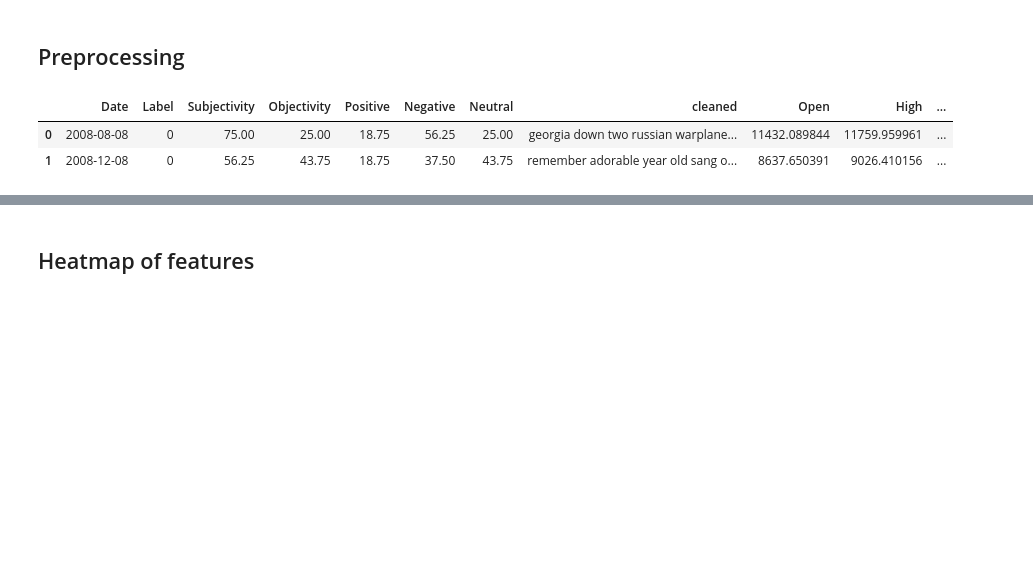
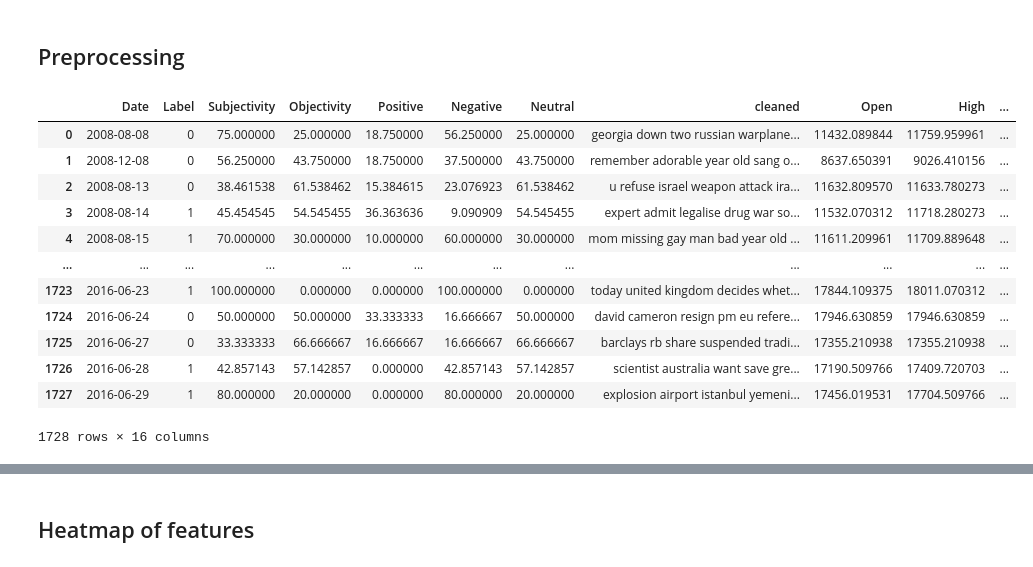
Before and after one commit to clairemalbrel/STOCK_PREDICT, a Jupyter notebook: Notebooks/Master_stock_prediction (1).ipynb, the cells around one changed output, grey strips where cells are left out. Saved outputs shown, nothing was run; the diff lists cells and outputs as text; code cells hidden in the pictures; blank space fills up the shorter version.

```diff
--- a/Notebooks/Master_stock_prediction (1).ipynb
+++ b/Notebooks/Master_stock_prediction (1).ipynb
@@ -44,8 +44,18 @@ data = Data()
 # %%
 df, X_train, X_test, y_train, y_test = data.clean_df()
 # %%
-df.head(2)
+df.head(-1)
 # %% [output]
 |  | Date | Label | Subjectivity | Objectivity | Positive | Negative | Neutral | cleaned | Open | High | ... |
-| 0 | 2008-08-08 | 0 | 75.00 | 25.00 | 18.75 | 56.25 | 25.00 | georgia down two russian warplane... | 11432.089844 | 11759.959961 | ... |
-| 1 | 2008-12-08 | 0 | 56.25 | 43.75 | 18.75 | 37.50 | 43.75 | remember adorable year old sang o... | 8637.650391 | 9026.410156 | ... |
+| 0 | 2008-08-08 | 0 | 75.000000 | 25.000000 | 18.750000 | 56.250000 | 25.000000 | georgia down two russian warplane... | 11432.089844 | 11759.959961 | ... |
+| 1 | 2008-12-08 | 0 | 56.250000 | 43.750000 | 18.750000 | 37.500000 | 43.750000 | remember adorable year old sang o... | 8637.650391 | 9026.410156 | ... |
+| 2 | 2008-08-13 | 0 | 38.461538 | 61.538462 | 15.384615 | 23.076923 | 61.538462 | u refuse israel weapon attack ira... | 11632.809570 | 11633.780273 | ... |
+| 3 | 2008-08-14 | 1 | 45.454545 | 54.545455 | 36.363636 | 9.090909 | 54.545455 | expert admit legalise drug war so... | 11532.070312 | 11718.280273 | ... |
+| 4 | 2008-08-15 | 1 | 70.000000 | 30.000000 | 10.000000 | 60.000000 | 30.000000 | mom missing gay man bad year old ... | 11611.209961 | 11709.889648 | ... |
+| ... | ... | ... | ... | ... | ... | ... | ... | ... | ... | ... | ... |
+| 1723 | 2016-06-23 | 1 | 100.000000 | 0.000000 | 0.000000 | 100.000000 | 0.000000 | today united kingdom decides whet... | 17844.109375 | 18011.070312 | ... |
+| 1724 | 2016-06-24 | 0 | 50.000000 | 50.000000 | 33.333333 | 16.666667 | 50.000000 | david cameron resign pm eu refere... | 17946.630859 | 17946.630859 | ... |
+| 1725 | 2016-06-27 | 0 | 33.333333 | 66.666667 | 16.666667 | 16.666667 | 66.666667 | barclays rb share suspended tradi... | 17355.210938 | 17355.210938 | ... |
+| 1726 | 2016-06-28 | 1 | 42.857143 | 57.142857 | 0.000000 | 42.857143 | 57.142857 | scientist australia want save gre... | 17190.509766 | 17409.720703 | ... |
+| 1727 | 2016-06-29 | 1 | 80.000000 | 20.000000 | 0.000000 | 80.000000 | 20.000000 | explosion airport istanbul yemeni... | 17456.019531 | 17704.509766 | ... |
+1728 rows × 16 columns
```
Also changed, not shown: parts of 1 cell of this notebook, 1 other file.
